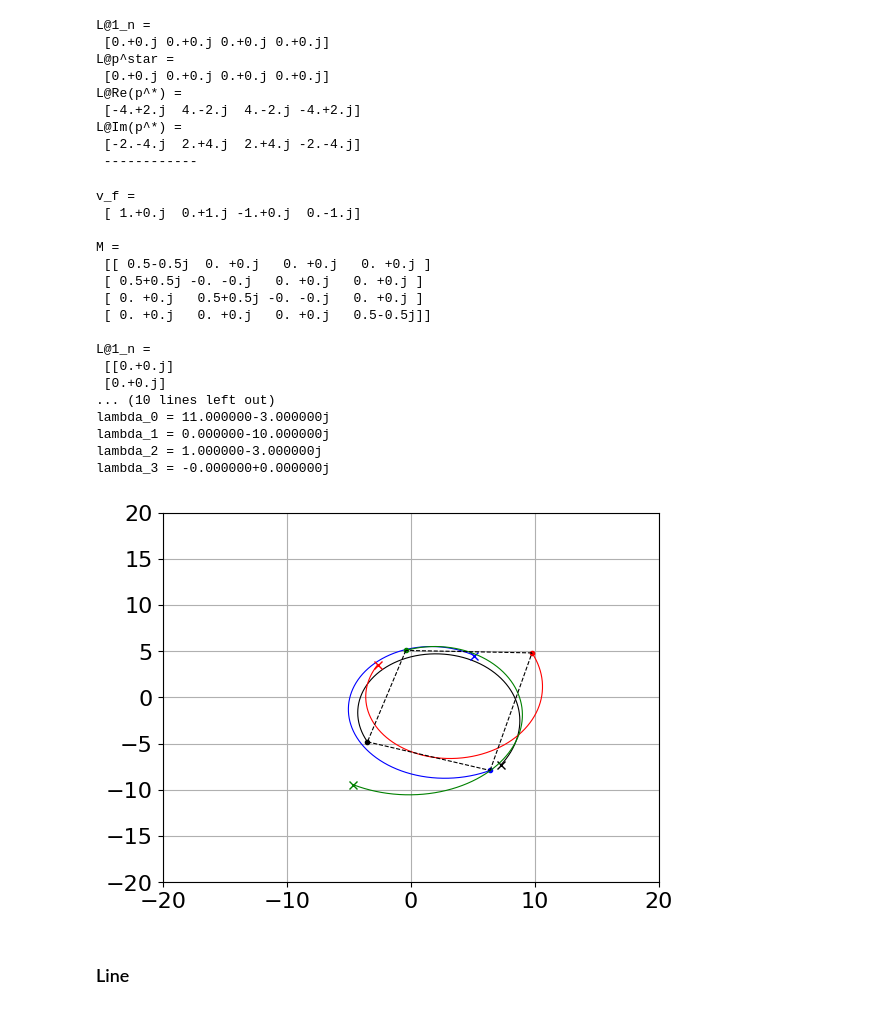
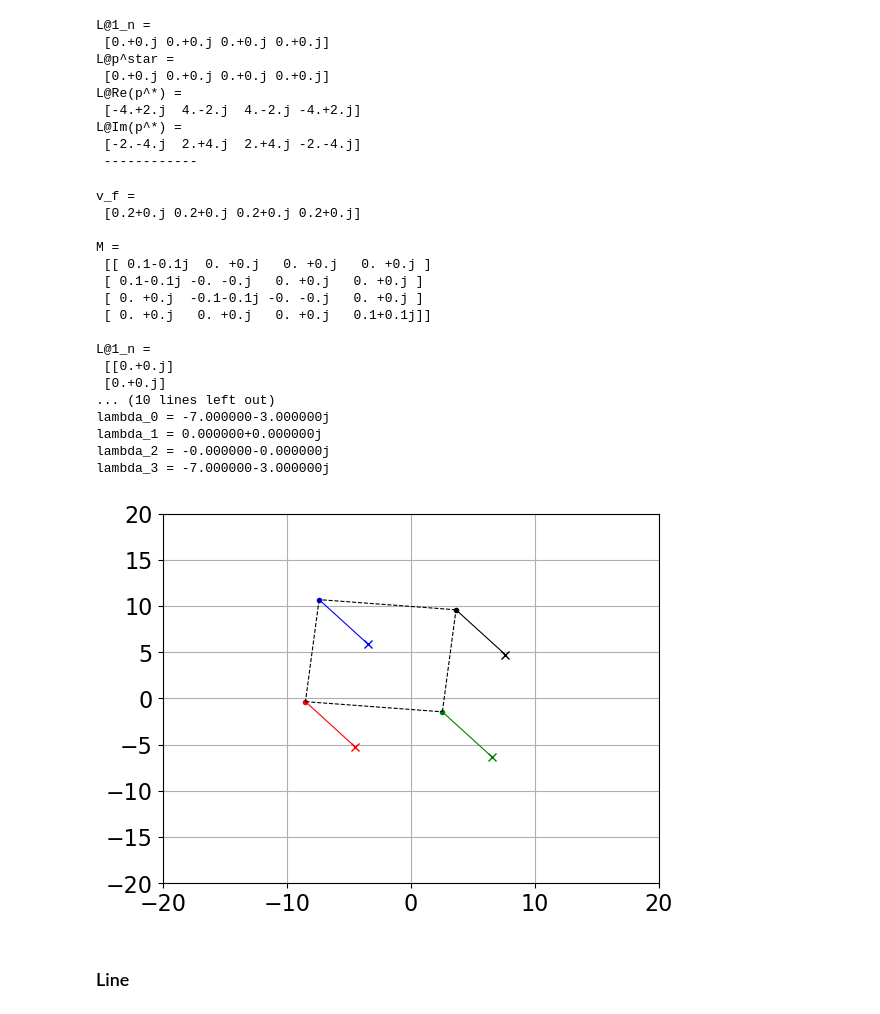
Before and after one commit to Swarm-Systems-Lab/affine-formation-control, a Jupyter notebook: formation_contol.ipynb, the cells around one changed output. Cells and saved outputs as stored; diff of their text form; code cells hidden in the pictures.

```diff
--- a/formation_contol.ipynb
+++ b/formation_contol.ipynb
@@ -78,29 +78,29 @@ L@Im(p^*) =
  ------------
 # %%
 ## Launch the simulation and plot #####
-sim_fr.set_velocity(0, 0, 0, 1)
+sim_fr.set_velocity(0.2, 0, 0, 0)
 
 sim_fr.numerical_simulation()
 sim_fr.plot()
 # %% [output]
 v_f =
- [ 1.+0.j  0.+1.j -1.+0.j  0.-1.j]
+ [0.2+0.j 0.2+0.j 0.2+0.j 0.2+0.j]
 
 M =
- [[ 0.5-0.5j  0. +0.j   0. +0.j   0. +0.j ]
- [ 0.5+0.5j -0. -0.j   0. +0.j   0. +0.j ]
- [ 0. +0.j   0.5+0.5j -0. -0.j   0. +0.j ]
- [ 0. +0.j   0. +0.j   0. +0.j   0.5-0.5j]]
+ [[ 0.1-0.1j  0. +0.j   0. +0.j   0. +0.j ]
+ [ 0.1-0.1j -0. -0.j   0. +0.j   0. +0.j ]
+ [ 0. +0.j  -0.1-0.1j -0. -0.j   0. +0.j ]
+ [ 0. +0.j   0. +0.j   0. +0.j   0.1+0.1j]]
 
 L@1_n =
  [[0.+0.j]
  [0.+0.j]
 ... (10 lines left out)
-lambda_0 = 11.000000-3.000000j
-lambda_1 = 0.000000-10.000000j
-lambda_2 = 1.000000-3.000000j
-lambda_3 = -0.000000+0.000000j
+lambda_0 = -7.000000-3.000000j
+lambda_1 = 0.000000+0.000000j
+lambda_2 = -0.000000-0.000000j
+lambda_3 = -7.000000-3.000000j
-[figure, old version]
+[figure, new version]
 # %% [markdown]
 ### Line
 # %%
```
Also changed, not shown: parts of 2 cells of this notebook, 1 other file.
